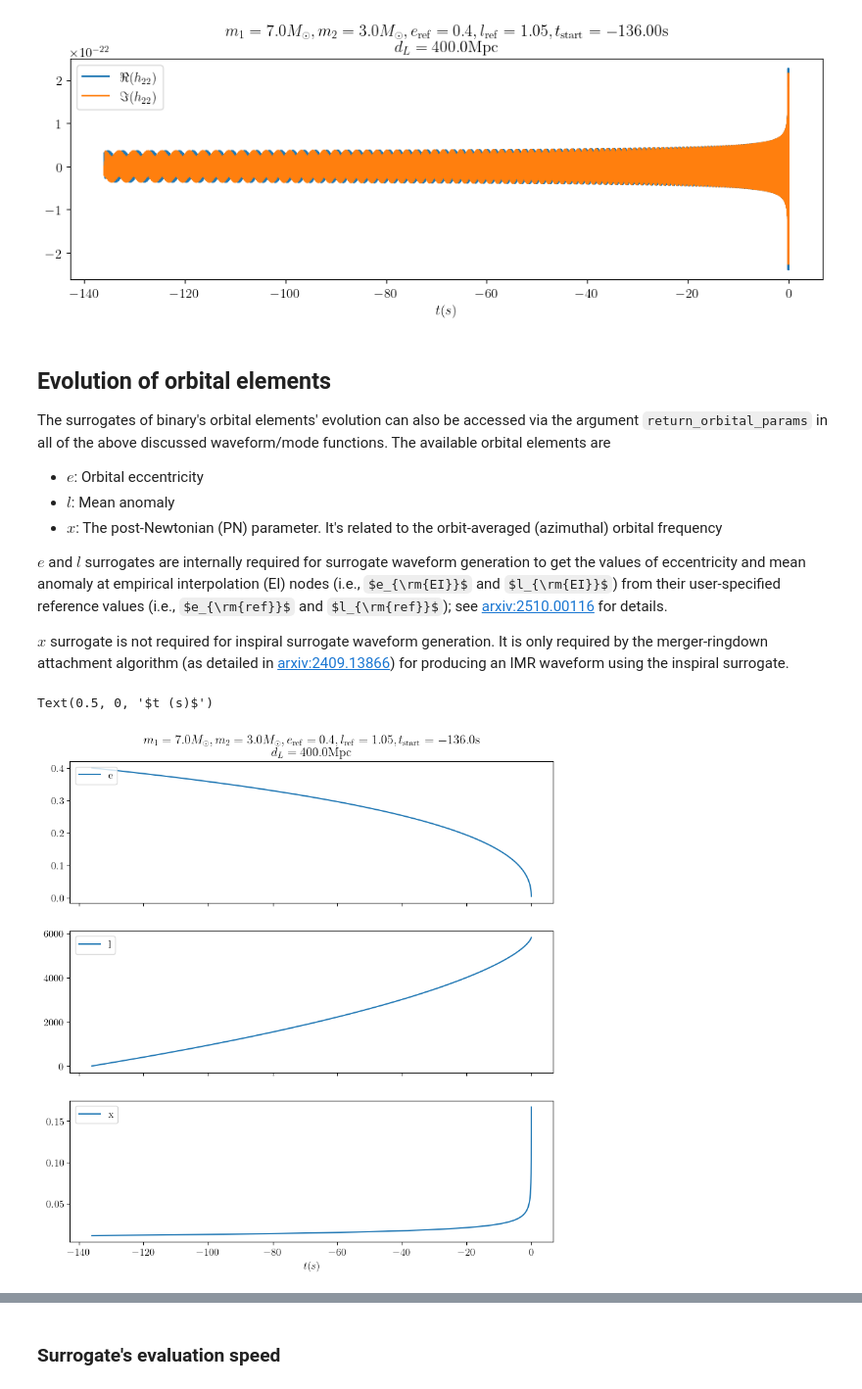
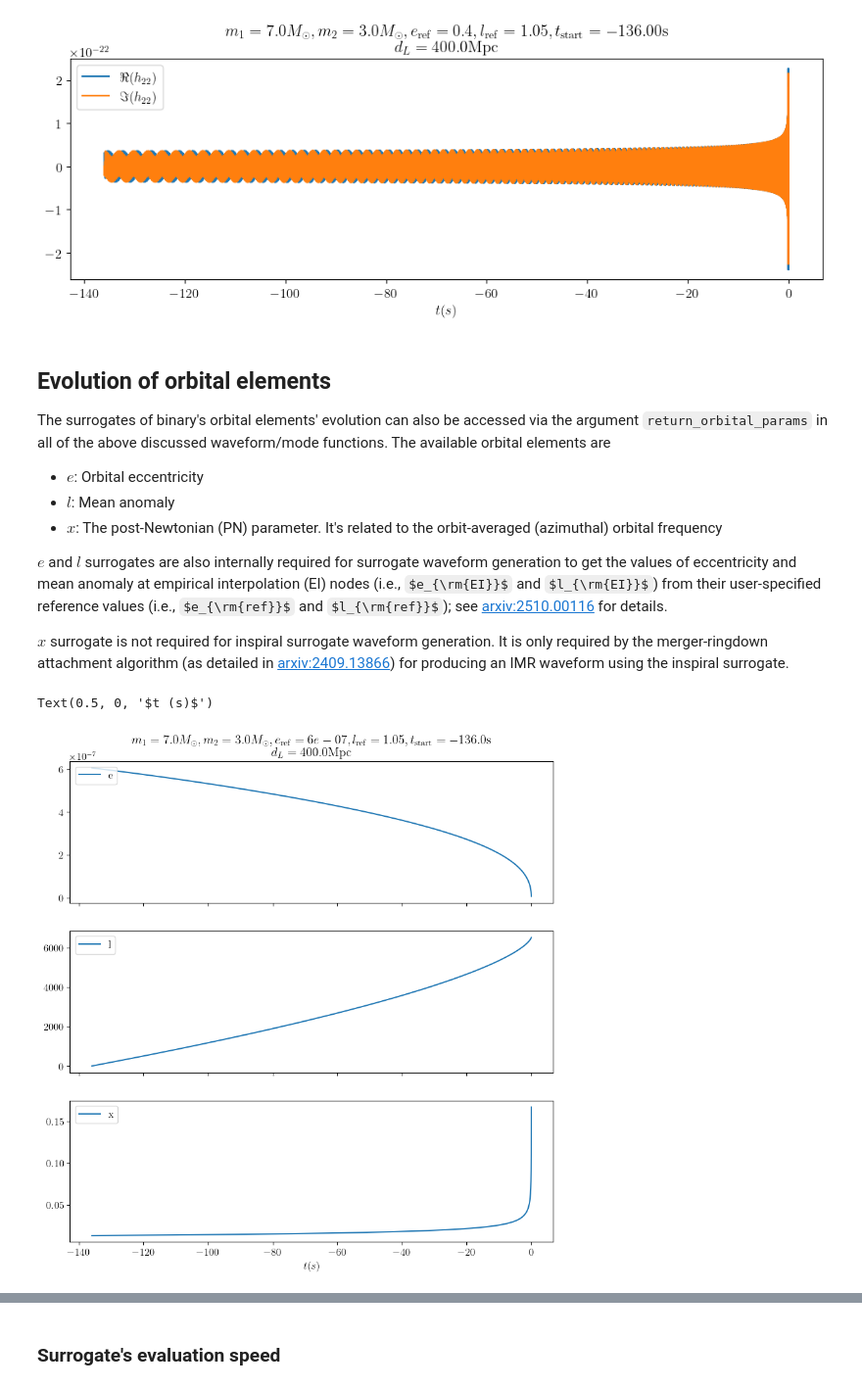
Before and after one commit to Akash-Maurya-0899/esigmapy, a Jupyter notebook: notebooks/EsigmaSur_generation.ipynb, the cells around one changed output, grey strips where cells are left out. Shown at 98% size. Cells and saved outputs as stored; diff of their text form; code cells hidden in the pictures; some formulas as TeX source.

Commit message:
Add further details to the usage notebook

```diff
--- a/notebooks/EsigmaSur_generation.ipynb
+++ b/notebooks/EsigmaSur_generation.ipynb
@@ -144,30 +136,30 @@ The surrogates of binary's orbital elements' evolution can also be accessed via
 - $l$: Mean anomaly
 - $x$: The post-Newtonian (PN) parameter. It's related to the orbit-averaged (azimuthal) orbital frequency
 
-$e$ and $l$ surrogates are internally required for surrogate waveform generation to get the values of eccentricity and mean anomaly at empirical interpolation (EI) nodes (i.e., $e_{\rm{EI}}$ and $l_{\rm{EI}}$) from their user-specified reference values (i.e., $e_{\rm{ref}}$ and $l_{\rm{ref}}$); see [arxiv:2510.00116](https://arxiv.org/abs/2510.00116) for details.
+$e$ and $l$ surrogates are also internally required for surrogate waveform generation to get the values of eccentricity and mean anomaly at empirical interpolation (EI) nodes (i.e., $e_{\rm{EI}}$ and $l_{\rm{EI}}$) from their user-specified reference values (i.e., $e_{\rm{ref}}$ and $l_{\rm{ref}}$); see [arxiv:2510.00116](https://arxiv.org/abs/2510.00116) for details.
 
 $x$ surrogate is not required for inspiral surrogate waveform generation. It is only required by the merger-ringdown attachment algorithm (as detailed in [arxiv:2409.13866](https://arxiv.org/abs/2409.13866)) for producing an IMR waveform using the inspiral surrogate.
 # %%
-orb_params_list = ['e', 'l', 'x']
-
+orb_params_list = ["e", "l", "x"]
+reference_eccentricity = 6.e-7
 orb_vars, hp, hc = esigmasur.get_inspiral_esigmasur_waveform(
                                                     mass1=m1,
                                                     mass2=m2,
                                                     reference_eccentricity=reference_eccentricity,
                                                     reference_mean_anomaly=reference_mean_anomaly,
                                                     delta_t=delta_t,
                                                     t_start=t_start,
                                                     distance=distance,
                                                     inclination=inclination,
                                                     return_orbital_params=orb_params_list)
 
 fig, axs = plt.subplots(len(orb_params_list), sharex=True, figsize=(10, 10))
 axs[0].set_title(fr"""$m_1={m1} M_\odot, m_2={m2} M_\odot, e_{{\rm{{ref}}}}={reference_eccentricity}, l_{{\rm{{ref}}}}={reference_mean_anomaly:.2f}, t_{{\rm{{start}}}}={t_start}\rm{{s}}$
           $d_L={distance}\rm{{Mpc}}$""")
 for i, orb_params_name in enumerate(orb_params_list):
     axs[i].plot(orb_vars[orb_params_name].sample_times.data, orb_vars[orb_params_name].data, label=rf"{orb_params_name}")
     axs[i].legend(loc=2)
 plt.xlabel(r"$t (s)$")
 # %% [output]
 Text(0.5, 0, '$t (s)$')
-[figure, old version]
+[figure, new version]
```
Also changed, not shown: parts of 28 cells of this notebook.
